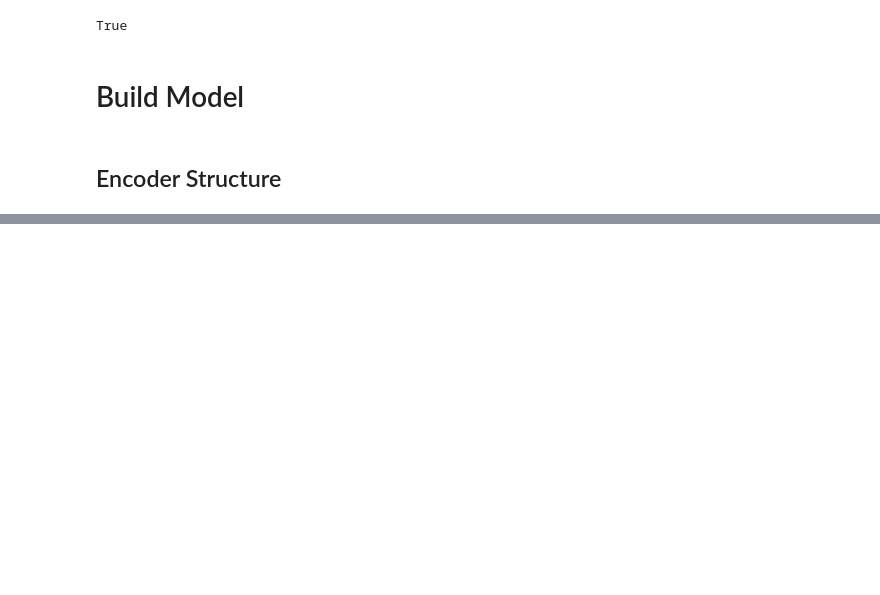
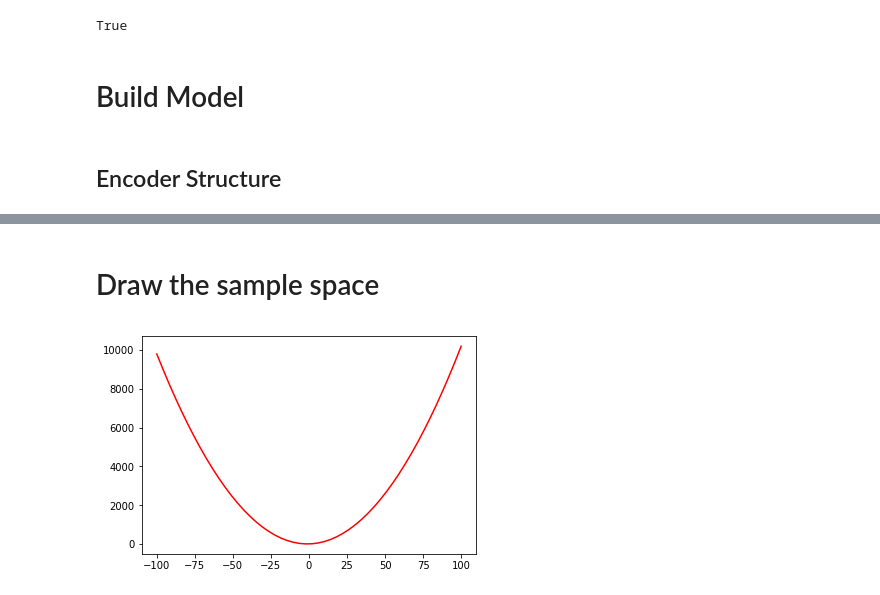
Before and after one commit to TMYuan/Project-Video-Prediction, a Jupyter notebook: LSTM-encoder-decoder.ipynb, the cells around one changed output, grey strips where cells are left out. Drawn from its saved outputs; the diff is of its cells as text; code cells hidden in the pictures; blank space fills up the shorter version.

```diff
--- a/LSTM-encoder-decoder.ipynb
+++ b/LSTM-encoder-decoder.ipynb
@@ -117,0 +304,10 @@ input: Variable containing:
+# %% [markdown]
+# Draw the sample space
+# %%
+l = np.linspace(-100, 100)
+w = [1, 2, 1]
+expression = w[0] + w[1]*l + w[2]*l**2# + w[3]*l**3 + w[4]*l**4 + w[5]*l**5 + w[6]*l**6 + w[7]*l**7
+plt.plot(l, expression, 'r')
+plt.show()
+# %% [output]
+[figure, added]
```
Also changed, not shown: parts of 25 cells of this notebook, 25 other files.
